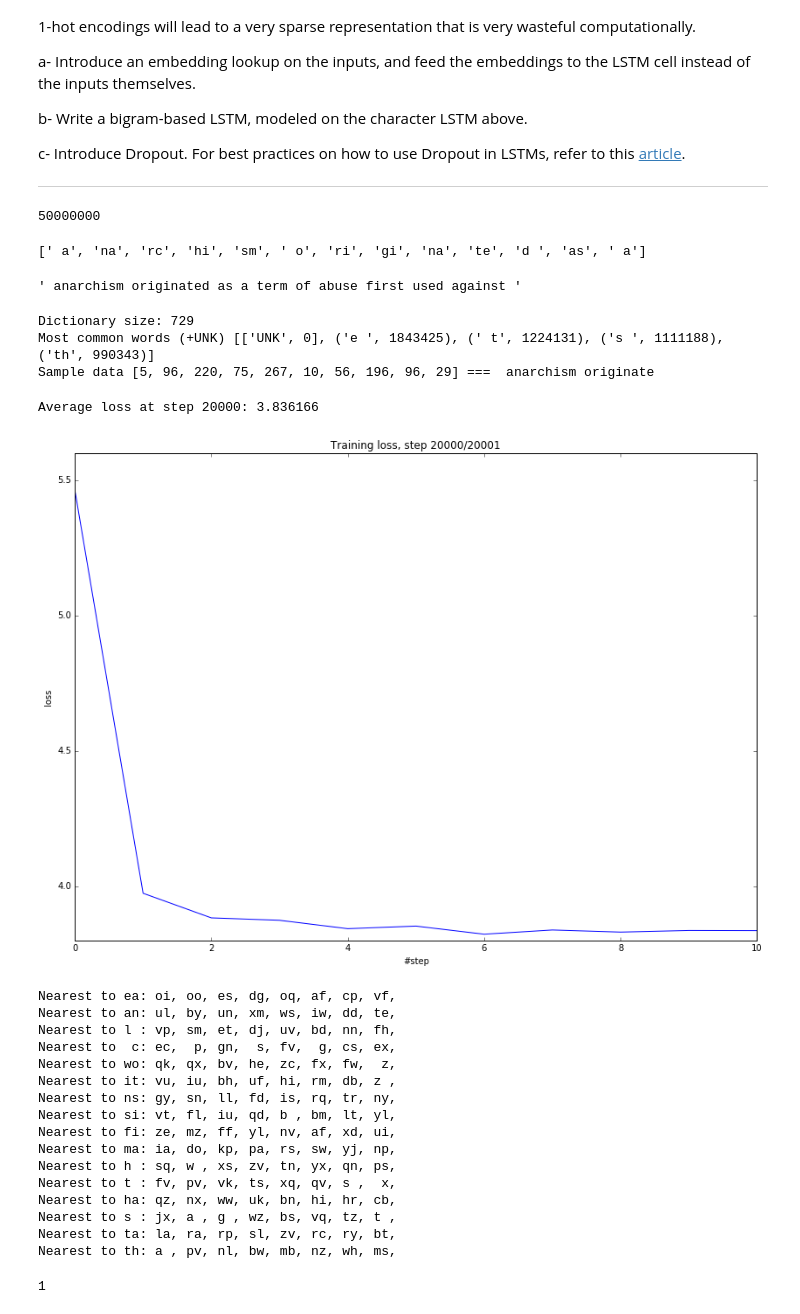
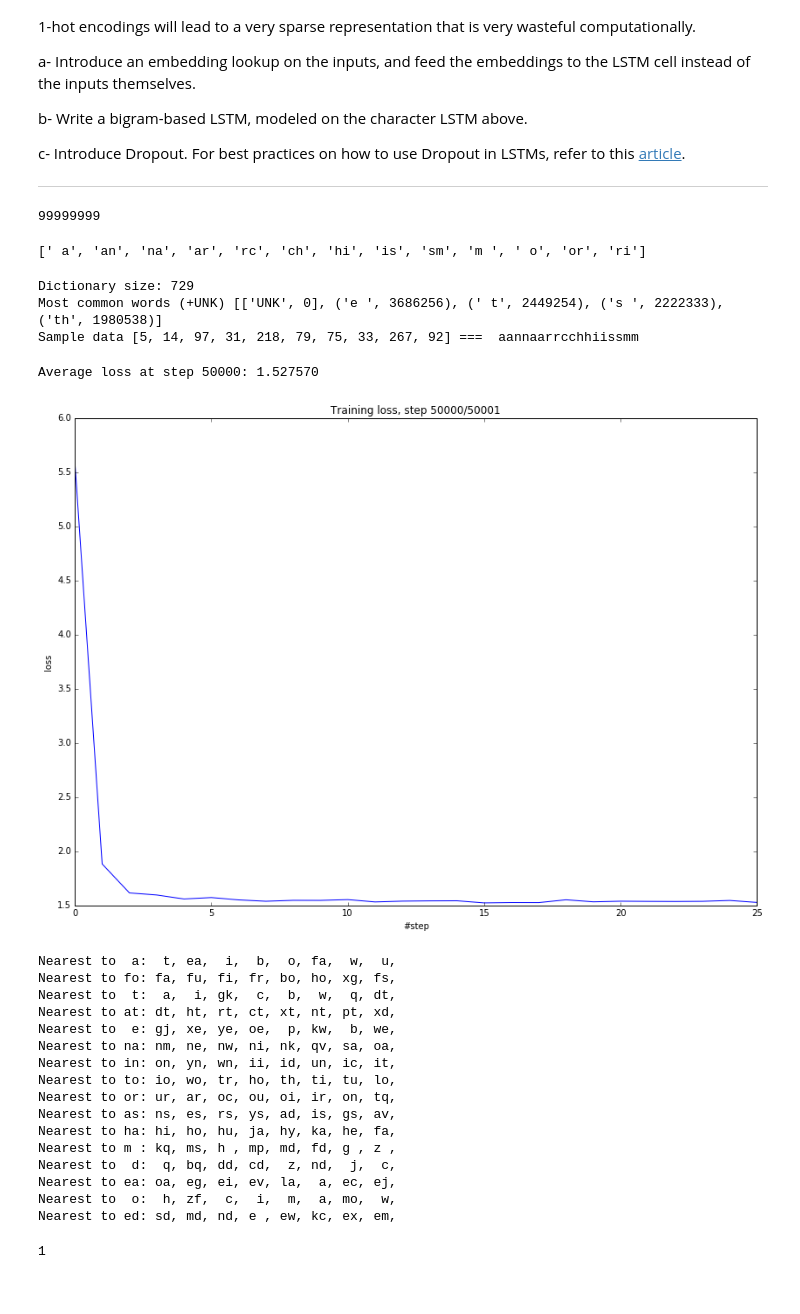
Before and after one commit to gaphex/Udacity, a Jupyter notebook: 6_lstm.ipynb, the cells around one changed output. Drawn from its saved outputs; the diff is of its cells as text; code cells hidden in the pictures.

```diff
--- a/6_lstm.ipynb
+++ b/6_lstm.ipynb
@@ -413,30 +413,26 @@ c- Introduce Dropout. For best practices on how to use Dropout in LSTMs, refer t
 from sklearn.metrics.pairwise import cosine_similarity
 from itertools import compress
 from IPython import display
-from nltk import bigrams
+from nltk import bigrams as tobigrams
 
 import matplotlib.pyplot as plt
 import collections
 import math
 
-def bigram(text, overlap=False):
+def to_bigrams(text, overlap=False):
     """Convert a string of text to a list of bigrams"""
-    bg = bigrams(text)
+    bg = tobigrams(text)
     if overlap: return [''.join(t) for t in bg]
     else: return [''.join(t) for i, t in enumerate(bg) if i%2==0]
 # %%
-bg = bigram(text)
+bg = to_bigrams(text, overlap=True)
 print(len(bg))
 # %% [output]
-50000000
+99999999
 # %%
 bg[:13]
 # %% [output]
-[' a', 'na', 'rc', 'hi', 'sm', ' o', 'ri', 'gi', 'na', 'te', 'd ', 'as', ' a']
+[' a', 'an', 'na', 'ar', 'rc', 'ch', 'hi', 'is', 'sm', 'm ', ' o', 'or', 'ri']
-# %%
-''.join(bg[:30])
-# %% [output]
-' anarchism originated as a term of abuse first used against '
 # %%
 voc_size = 9001
 
@@ -471,8 +467,8 @@ print('Sample data', datum[:10], '===', ''.join([reverse_dictionary[t] for t in
 data_index = 0
 # %% [output]
 Dictionary size: 729
-Most common words (+UNK) [['UNK', 0], ('e ', 1843425), (' t', 1224131), ('s ', 1111188), ('th', 990343)]
-Sample data [5, 96, 220, 75, 267, 10, 56, 196, 96, 29] ===  anarchism originate
+Most common words (+UNK) [['UNK', 0], ('e ', 3686256), (' t', 2449254), ('s ', 2222333), ('th', 1980538)]
+Sample data [5, 14, 97, 31, 218, 79, 75, 33, 267, 92] ===  aannaarrcchhiissmm
 # %%
 def generate_batch_skipgram(dat, batch_size, num_skips, skip_window):
     global data_index
@@ -502,7 +498,7 @@ architecture = 'SKIP'
 
 batch_size = 512
 embedding_size = 64 # Dimension of the embedding vector.
-skip_window = 4 # How many words to consider left and right.
+skip_window = 1 # How many words to consider left and right.
 num_skips = 2 # How many times to reuse an input to generate a label.
 
 valid_size = 16 # Random set of words to evaluate similarity on.
@@ -555,7 +551,7 @@ with graph.as_default(), tf.device('/cpu:0'):
     normalized_embeddings, valid_dataset)
   similarity = tf.matmul(valid_embeddings, tf.transpose(normalized_embeddings))
 # %%
-num_steps = 20001
+num_steps = 50001
 lh = []
 
 with tf.Session(graph=graph) as session:
@@ -576,49 +572,49 @@ with tf.Session(graph=graph) as session:
       if step > 0:
         average_loss = average_loss / 2000
       # The average loss is an estimate of the loss over the last 2000 batches.
       print('Average loss at step %d: %f' % (step, average_loss))
       lh.append(average_loss)
       average_loss = 0
 
       plt.figure(figsize=(14, 10))
 
       plt.title("Training loss, step {}/{}".format(step, num_steps))
       plt.xlabel("#step")
       plt.ylabel("loss")
       plt.plot(lh, 'b')
       plt.show()
 
 
     if step % 10000 == 0:
       sim = similarity.eval()
       for i in range(valid_size):
         valid_word = reverse_dictionary[valid_examples[i]]
         top_k = 8 # number of nearest neighbors
         nearest = (-sim[i, :]).argsort()[1:top_k+1]
         log = 'Nearest to %s:' % valid_word
         for k in range(top_k):
           close_word = reverse_dictionary[nearest[k]]
           log = '%s %s,' % (log, close_word)
         print(log)
 
   final_embeddings = normalized_embeddings.eval()
 # %% [output]
-Average loss at step 20000: 3.836166
+Average loss at step 50000: 1.527570
-[figure, old version]
+[figure, new version]
-Nearest to ea: oi, oo, es, dg, oq, af, cp, vf,
-Nearest to an: ul, by, un, xm, ws, iw, dd, te,
-Nearest to l : vp, sm, et, dj, uv, bd, nn, fh,
-Nearest to  c: ec,  p, gn,  s, fv,  g, cs, ex,
-Nearest to wo: qk, qx, bv, he, zc, fx, fw,  z,
-Nearest to it: vu, iu, bh, uf, hi, rm, db, z ,
-Nearest to ns: gy, sn, ll, fd, is, rq, tr, ny,
-Nearest to si: vt, fl, iu, qd, b , bm, lt, yl,
-Nearest to fi: ze, mz, ff, yl, nv, af, xd, ui,
-Nearest to ma: ia, do, kp, pa, rs, sw, yj, np,
-Nearest to h : sq, w , xs, zv, tn, yx, qn, ps,
-Nearest to t : fv, pv, vk, ts, xq, qv, s ,  x,
-Nearest to ha: qz, nx, ww, uk, bn, hi, hr, cb,
-Nearest to s : jx, a , g , wz, bs, vq, tz, t ,
-Nearest to ta: la, ra, rp, sl, zv, rc, ry, bt,
-Nearest to th: a , pv, nl, bw, mb, nz, wh, ms,
+Nearest to  a:  t, ea,  i,  b,  o, fa,  w,  u,
+Nearest to fo: fa, fu, fi, fr, bo, ho, xg, fs,
+Nearest to  t:  a,  i, gk,  c,  b,  w,  q, dt,
+Nearest to at: dt, ht, rt, ct, xt, nt, pt, xd,
+Nearest to  e: gj, xe, ye, oe,  p, kw,  b, we,
+Nearest to na: nm, ne, nw, ni, nk, qv, sa, oa,
+Nearest to in: on, yn, wn, ii, id, un, ic, it,
+Nearest to to: io, wo, tr, ho, th, ti, tu, lo,
+Nearest to or: ur, ar, oc, ou, oi, ir, on, tq,
+Nearest to as: ns, es, rs, ys, ad, is, gs, av,
+Nearest to ha: hi, ho, hu, ja, hy, ka, he, fa,
+Nearest to m : kq, ms, h , mp, md, fd, g , z ,
+Nearest to  d:  q, bq, dd, cd,  z, nd,  j,  c,
+Nearest to ea: oa, eg, ei, ev, la,  a, ec, ej,
+Nearest to  o:  h, zf,  c,  i,  m,  a, mo,  w,
+Nearest to ed: sd, md, nd, e , ew, kc, ex, em,
 # %%
```
Also changed, not shown: parts of 8 cells of this notebook.
